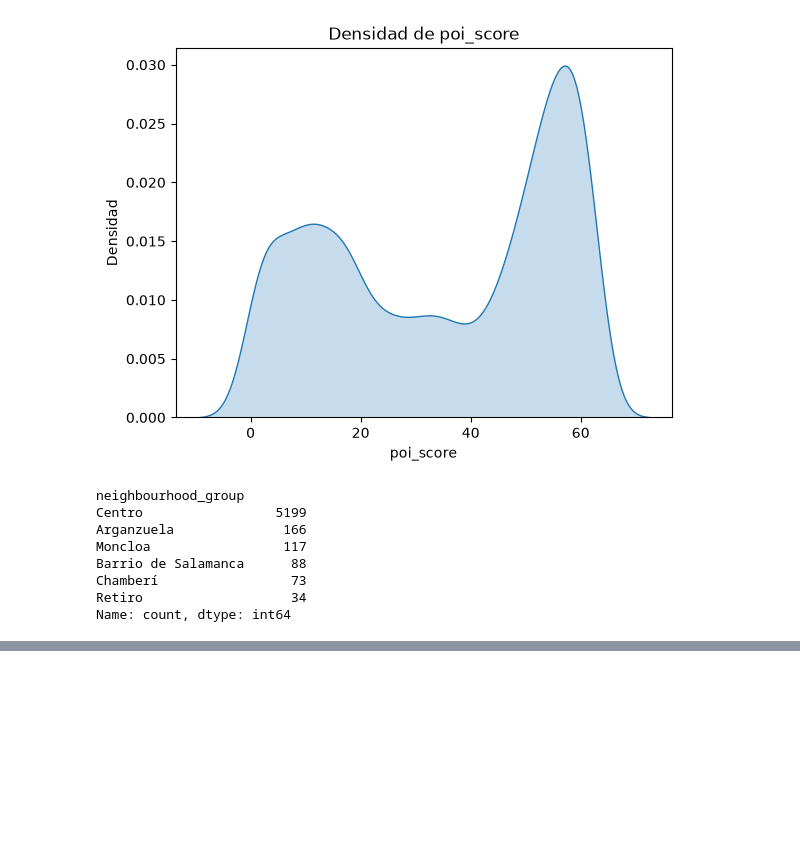
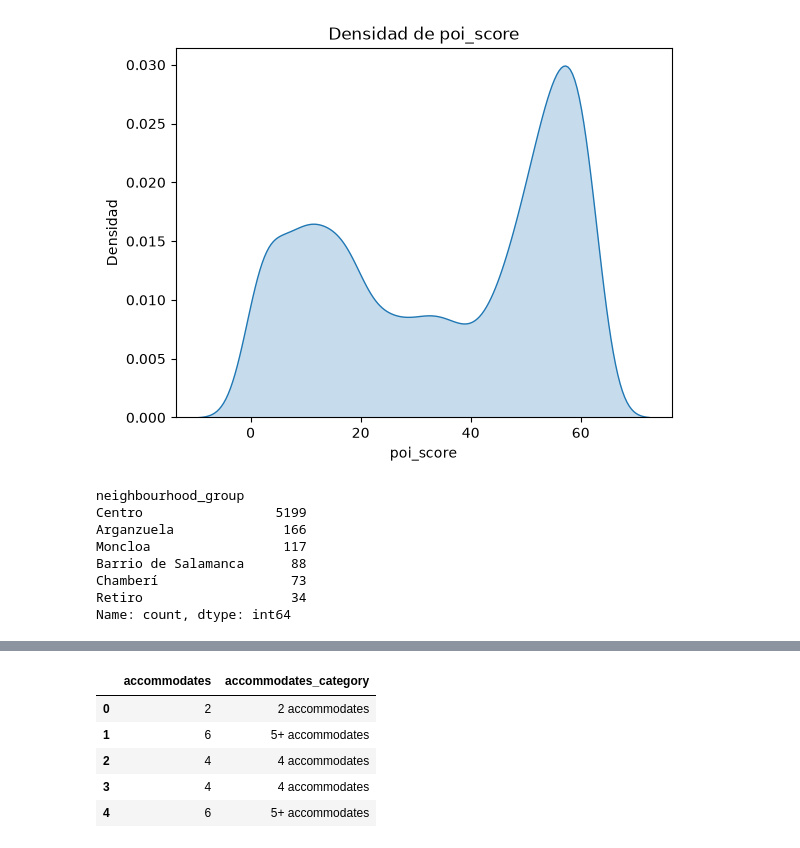
Before and after one commit to fertr98/CASO-1---An-lisis-de-mercado-inmobiliario, a Jupyter notebook: notebooks/02_creaciónvariables.ipynb, the cells around one changed output, grey strips where cells are left out. Saved outputs shown, nothing was run; the diff lists cells and outputs as text; code cells hidden in the pictures; blank space fills up the shorter version.

```diff
--- a/notebooks/02_creaciónvariables.ipynb
+++ b/notebooks/02_creaciónvariables.ipynb
@@ -329,0 +331,23 @@ mapa_poi.save("mapa_madrid_poi_score.html")
+# %%
+#discretización accommodates
+listings_full["accommodates_category"] = pd.cut(
+    listings_full["accommodates"],
+    bins=[0, 1, 2, 3, 4, float("inf")],
+    labels=[
+        "1 accommodate",
+        "2 accommodates",
+        "3 accommodates",
+        "4 accommodates",
+        "5+ accommodates",
+    ],
+    include_lowest=True,
+)
+
+listings_full[["accommodates", "accommodates_category"]].head()
+# %% [output]
+|  | accommodates | accommodates_category |
+| 0 | 2 | 2 accommodates |
+| 1 | 6 | 5+ accommodates |
+| 2 | 4 | 4 accommodates |
+| 3 | 4 | 4 accommodates |
+| 4 | 6 | 5+ accommodates |
```
Also changed, not shown: parts of 6 cells of this notebook.
